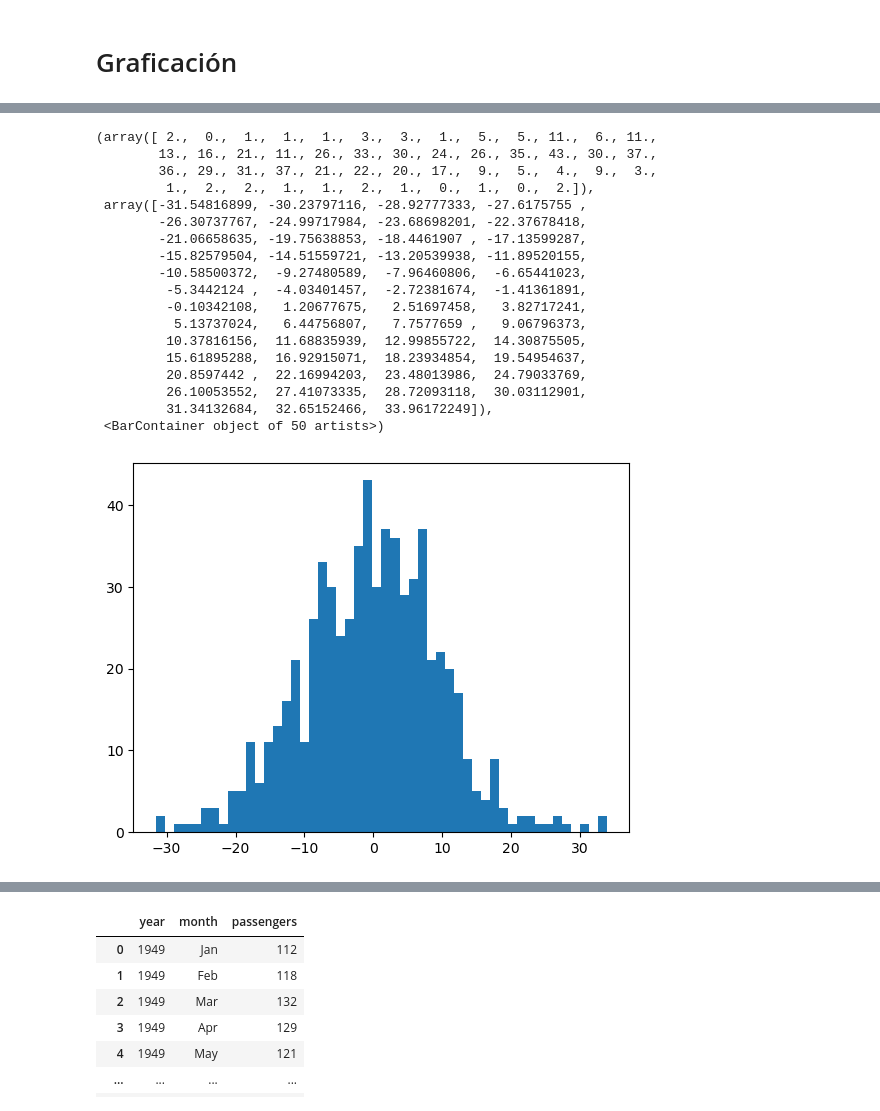
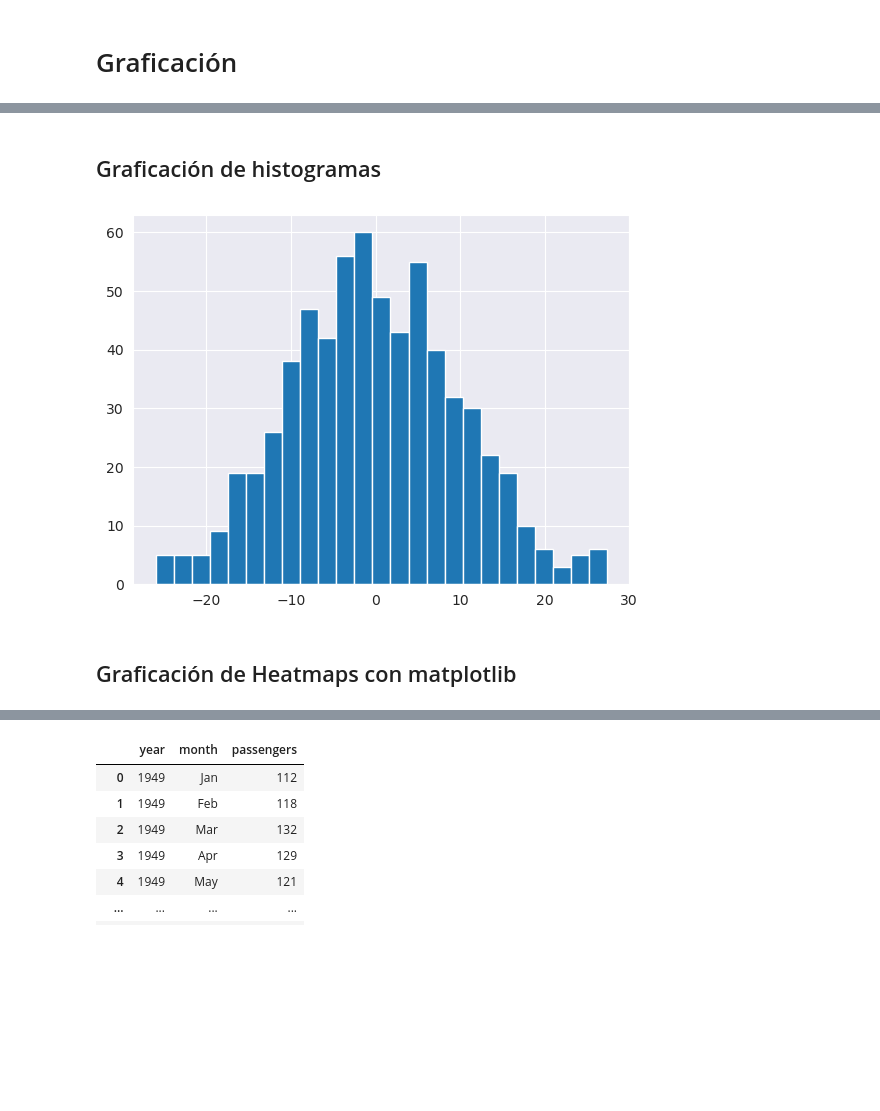
Before and after one commit to tri-ntropy/python.course.ds, a Jupyter notebook: Notas de la Clase/Bloque 4 - Graficación.ipynb, the cells around one changed output, grey strips where cells are left out. Drawn from its saved outputs; the diff is of its cells as text; code cells hidden in the pictures; blank space fills up the shorter version.

```diff
--- a/Notas de la Clase/Bloque 4 - Graficación.ipynb
+++ b/Notas de la Clase/Bloque 4 - Graficación.ipynb
@@ -6,0 +10,2 @@ import seaborn as sns
+# %%
+sns.set_style("darkgrid")
@@ -42,23 +50,10 @@ plt.show()
+# %% [markdown]
+## Graficación de histogramas
 # %%
-plt.hist(y, bins = 50)
+plt.hist(y, bins = 25)
+plt.show()
 # %% [output]
-(array([ 2.,  0.,  1.,  1.,  1.,  3.,  3.,  1.,  5.,  5., 11.,  6., 11.,
-        13., 16., 21., 11., 26., 33., 30., 24., 26., 35., 43., 30., 37.,
-        36., 29., 31., 37., 21., 22., 20., 17.,  9.,  5.,  4.,  9.,  3.,
-         1.,  2.,  2.,  1.,  1.,  2.,  1.,  0.,  1.,  0.,  2.]),
- array([-31.54816899, -30.23797116, -28.92777333, -27.6175755 ,
-        -26.30737767, -24.99717984, -23.68698201, -22.37678418,
-        -21.06658635, -19.75638853, -18.4461907 , -17.13599287,
-        -15.82579504, -14.51559721, -13.20539938, -11.89520155,
-        -10.58500372,  -9.27480589,  -7.96460806,  -6.65441023,
-         -5.3442124 ,  -4.03401457,  -2.72381674,  -1.41361891,
-         -0.10342108,   1.20677675,   2.51697458,   3.82717241,
-          5.13737024,   6.44756807,   7.7577659 ,   9.06796373,
-         10.37816156,  11.68835939,  12.99855722,  14.30875505,
-         15.61895288,  16.92915071,  18.23934854,  19.54954637,
-         20.8597442 ,  22.16994203,  23.48013986,  24.79033769,
-         26.10053552,  27.41073335,  28.72093118,  30.03112901,
-         31.34132684,  32.65152466,  33.96172249]),
- <BarContainer object of 50 artists>)
-[figure, old version]
+[figure, new version]
+# %% [markdown]
+## Graficación de Heatmaps con matplotlib
 # %%
```
Also changed, not shown: parts of 13 cells of this notebook, 1 other file.
